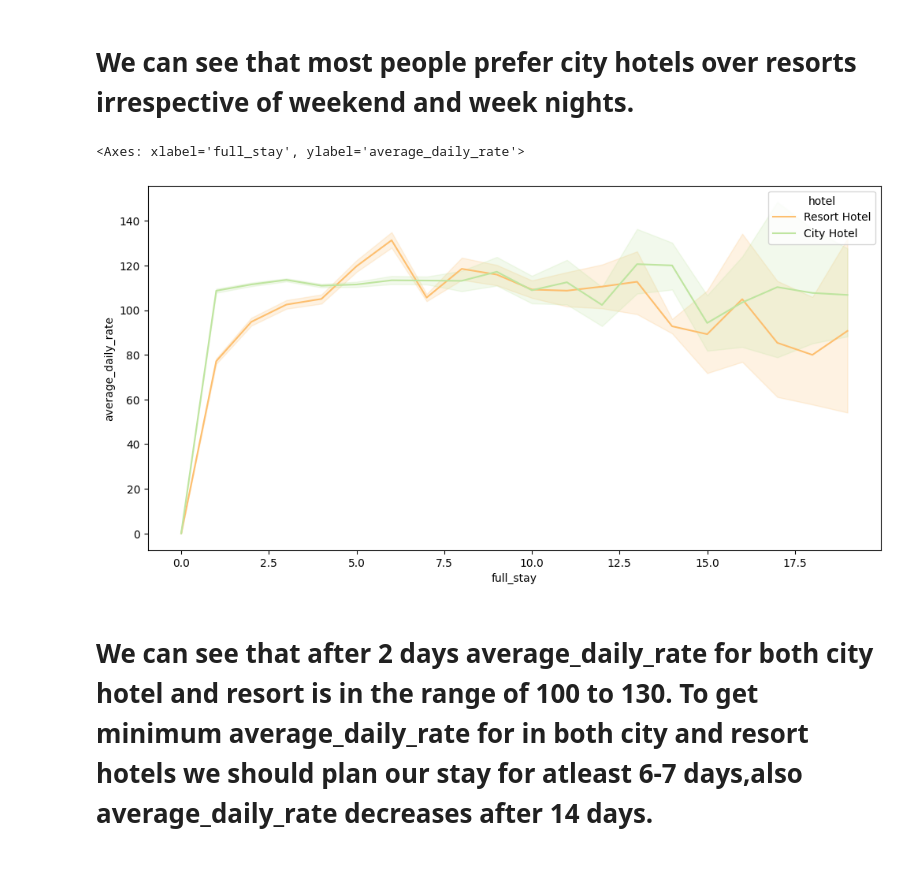
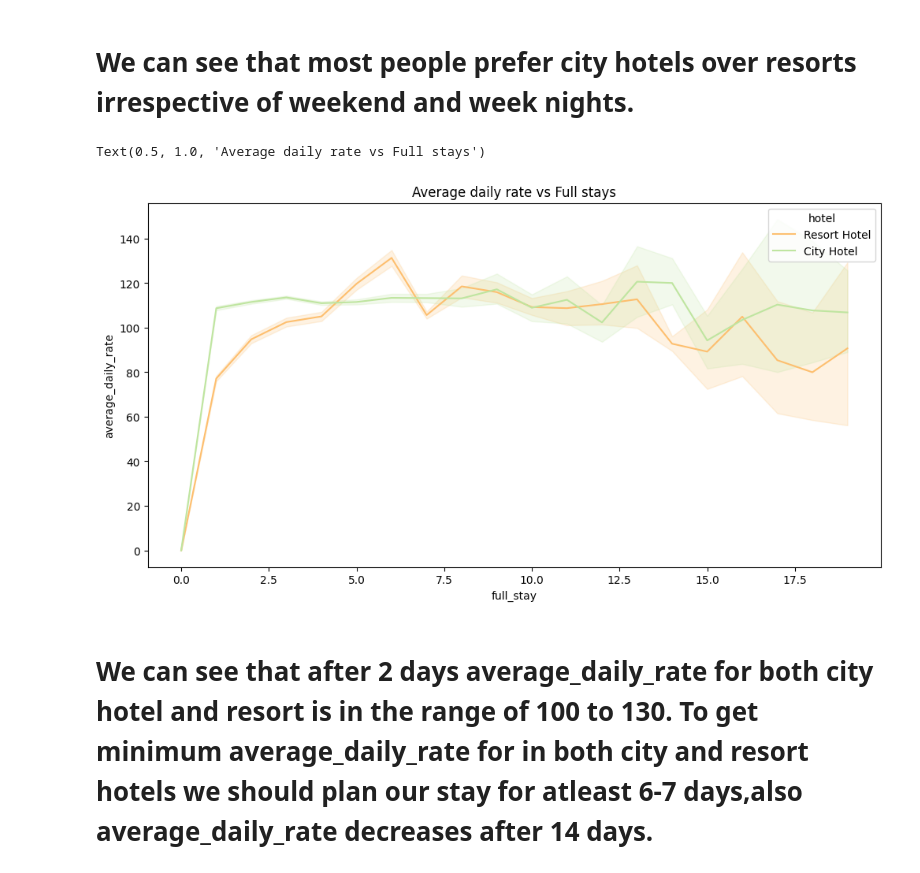
Before and after one commit to vishant750/hotelbookinganalysis, a Jupyter notebook: EDA_Hotel_Analysis.ipynb, the cells around one changed output. Cells and saved outputs as stored; diff of their text form; code cells hidden in the pictures.

```diff
--- a/EDA_Hotel_Analysis.ipynb
+++ b/EDA_Hotel_Analysis.ipynb
@@ -498,8 +500,9 @@ sns.countplot(x=hotel_df['stays_in_weekend_nights'],hue=hotel_df['hotel'],palett
 # %%
 plt.figure(figsize=(12,6))
 sns.lineplot(data=hotel_df,x=hotel_df[hotel_df['full_stay']<20]['full_stay'].astype(int),y=hotel_df['average_daily_rate'],palette='Spectral',hue=hotel_df['hotel'])
+plt.title('Average daily rate vs Full stays')
 # %% [output]
-<Axes: xlabel='full_stay', ylabel='average_daily_rate'>
+Text(0.5, 1.0, 'Average daily rate vs Full stays')
-[figure, old version]
+[figure, new version]
 # %% [markdown]
 # We can see that after 2 days average_daily_rate for both city hotel and resort is in the range of 100 to 130. To get minimum average_daily_rate for in both city and resort hotels we should plan our stay for atleast 6-7 days,also average_daily_rate decreases after 14 days.
```
Also changed, not shown: parts of 4 cells of this notebook.
